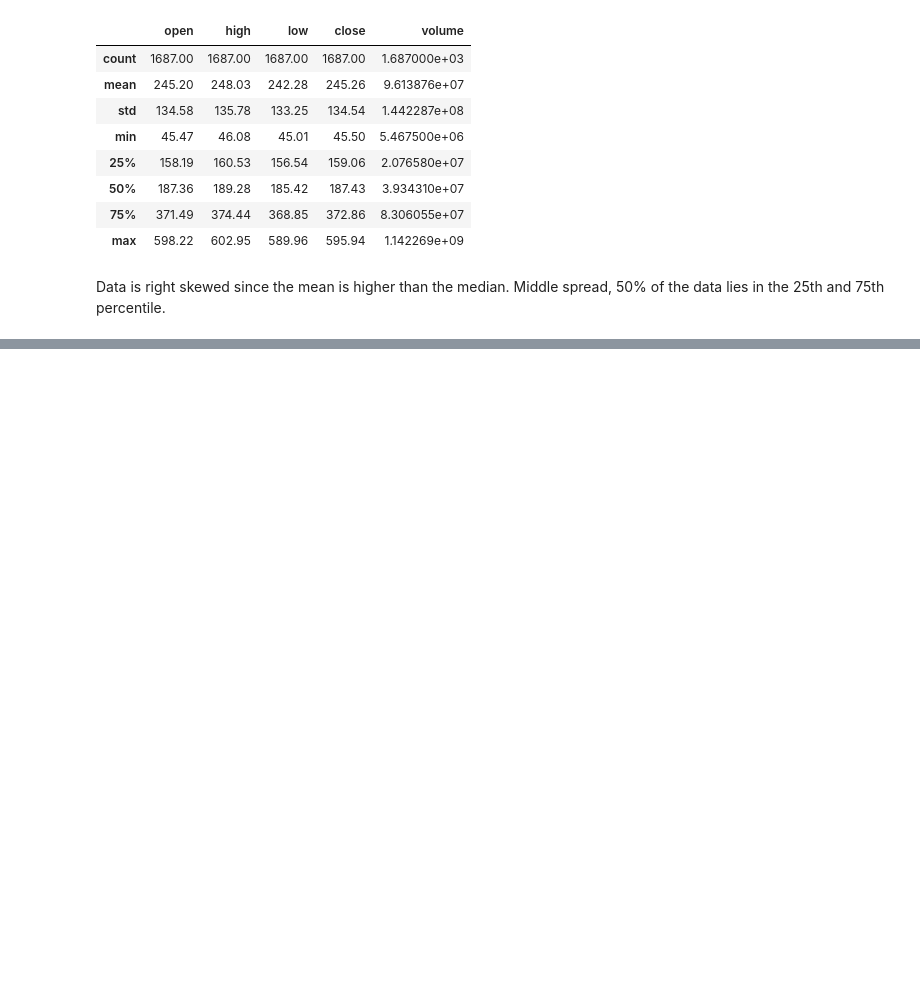
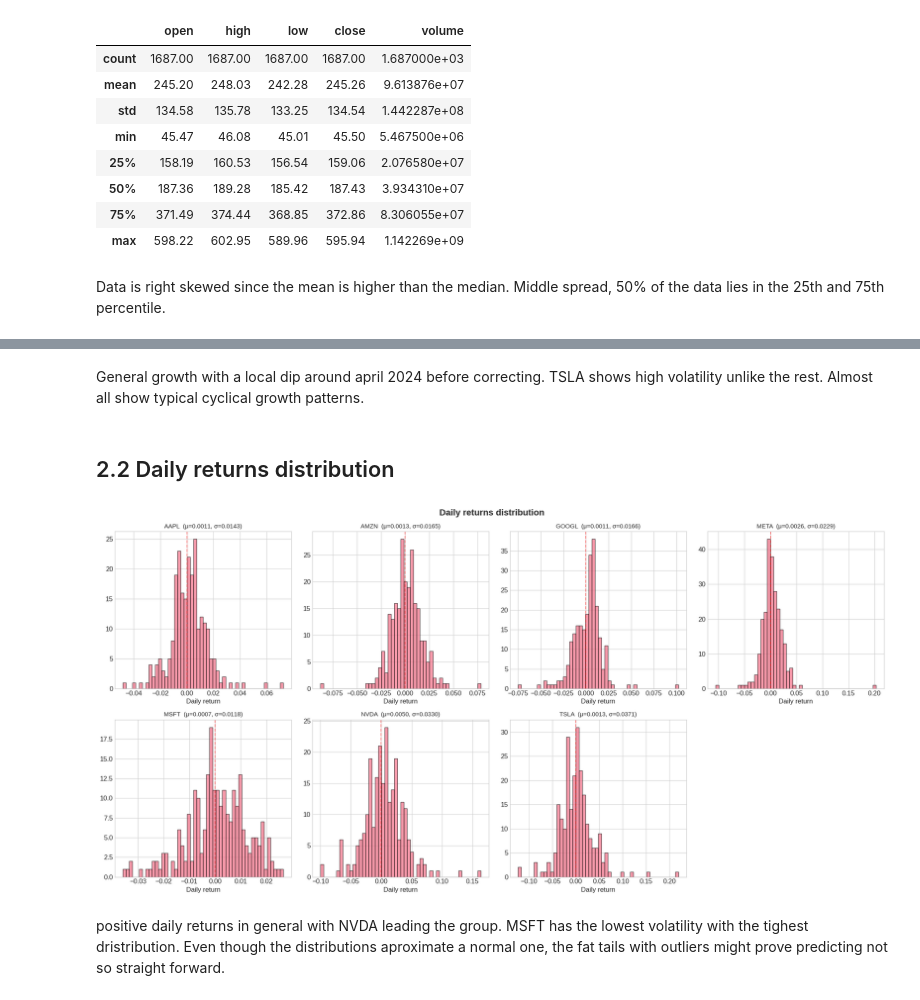
Before and after one commit to oddmayo/sp-global_assessment, a Jupyter notebook: 01_eda.ipynb, the cells around one changed output, grey strips where cells are left out. Saved outputs shown, nothing was run; the diff lists cells and outputs as text; code cells hidden in the pictures; blank space fills up the shorter version.

```diff
--- a/01_eda.ipynb
+++ b/01_eda.ipynb
@@ -86,0 +109,30 @@ Data is right skewed since the mean is higher than the median. Middle spread, 50
+# %% [markdown]
+General growth with a local dip around april 2024 before correcting. TSLA shows high volatility unlike the rest. Almost all show typical cyclical growth patterns.
+# %% [markdown]
+## 2.2 Daily returns distribution
+# %%
+# compute daily returns per ticker
+price_df = price_df.sort_values(['ticker', 'date'])
+price_df['daily_return'] = price_df.groupby('ticker')['close'].pct_change()
+
+fig, axes = plt.subplots(2, 4, figsize=(20, 10))
+axes = axes.flatten()
+
+for i, ticker in enumerate(tickers):
+    returns = price_df.loc[price_df['ticker'] == ticker, 'daily_return'].dropna()
+    axes[i].hist(returns, bins=50, edgecolor='black', alpha=0.7)
+    axes[i].axvline(x=0, color='red', linestyle='--', alpha=0.5)
+    axes[i].set_title(
+        f'{ticker}  (μ={returns.mean():.4f}, σ={returns.std():.4f})',
+        fontsize=11
+    )
+    axes[i].set_xlabel('Daily return')
+
+axes[7].set_visible(False)
+plt.suptitle('Daily returns distribution', fontsize=16, fontweight='bold')
+plt.tight_layout()
+plt.show()
+# %% [output]
+[figure, added]
+# %% [markdown]
+positive daily returns in general with NVDA leading the group. MSFT has the lowest volatility with the tighest dristribution. Even though the distributions aproximate a normal one, the fat tails with outliers might prove predicting not so straight forward.
```
Also changed, not shown: parts of 4 cells of this notebook, 1 other file.
